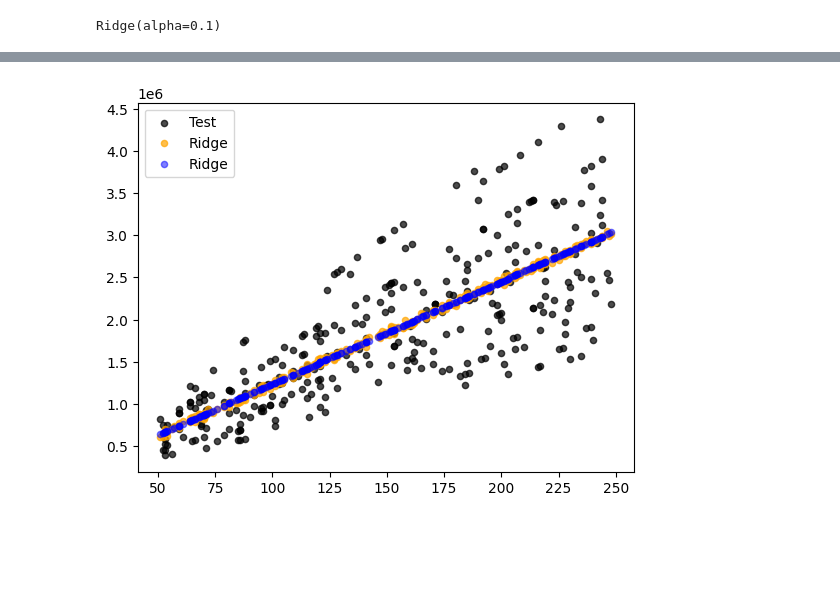
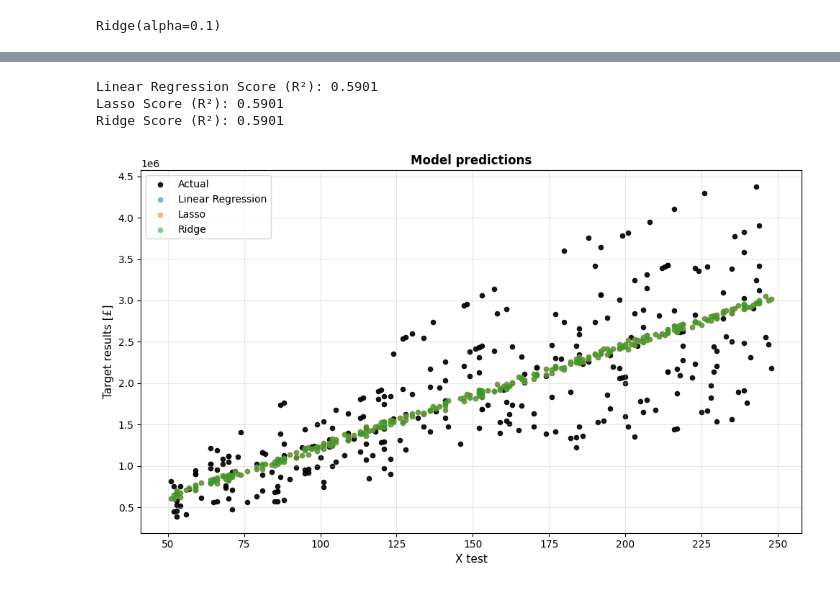
Before and after one commit to rsamconn/London-housing, a Jupyter notebook: Regression_analysis.ipynb, the cells around one changed output, grey strips where cells are left out. Drawn from its saved outputs; the diff is of its cells as text; code cells hidden in the pictures; blank space fills up the shorter version.

Commit message:
Completed 1st pass (SQM data only) and 2nd pass (numeric data only) for linear regression ML models.

```diff
--- a/Regression_analysis.ipynb
+++ b/Regression_analysis.ipynb
@@ -123,10 +123,10 @@ models_sqm = {
 # %%
-def score_predict_plot(model_dict, X_test, y_test, title='Model predictions'):
+def score_predict_plot(model_dict, X_test, y_test, X_test1D, title='Model predictions'):
     """Evaluate multiple models and plot their predictions vs actual values."""
 
     # Create figure and plot the actual results
     plt.figure(figsize=(10, 6))
-    plt.scatter(X_test, y_test, label='Actual', color='black', alpha=0.9, s=20)
+    plt.scatter(X_test1D, y_test, label='Actual', color='black', alpha=0.9, s=20)
 
     # Loop over models and plot their restults
     for model_name, model in model_dict.items():
@@ -135,7 +135,7 @@ def score_predict_plot(model_dict, X_test, y_test, title='Model predictions'):
         # Print model score
         print(f"{model_name} Score (R²): {model.score(X_test, y_test):.4f}")
         # Scatter plot predictions vs actual
-        plt.scatter(X_test, y_pred, label=model_name, alpha=0.5, s=20)
+        plt.scatter(X_test1D, y_pred, label=model_name, alpha=0.5, s=20)
 
     # Labels and title
     plt.xlabel('X test', fontsize=11)
@@ -340,14 +344,21 @@ print(X_train_numeric.shape, X_test_numeric.shape, y_train_numeric.shape, y_test
 Linear, lasso and ridge regression model
 # %%
 # Instantiate models
-linreg = LinearRegression()
-lasso = Lasso(alpha = 0.1)
-ridge = Ridge(alpha = 0.1)
+linreg_num = LinearRegression()
+lasso_num = Lasso(alpha = 0.1)
+ridge_num = Ridge(alpha = 0.1)
 
 # Fit to numeric data
-linreg.fit(X_train_numeric, y_train_numeric)
-lasso.fit(X_train_numeric, y_train_numeric)
-ridge.fit(X_train_numeric, y_train_numeric)
+linreg_num.fit(X_train_numeric, y_train_numeric)
+lasso_num.fit(X_train_numeric, y_train_numeric)
+ridge_num.fit(X_train_numeric, y_train_numeric)
 # %% [output]
 Ridge(alpha=0.1)
+# %%
+# Create a dictionary of numeric models
+models_numeric = {
+    'Linear Regression': linreg_num,
+    'Lasso': lasso_num,
+    'Ridge': ridge_num
+}
 # %% [markdown]
@@ -378,10 +366,7 @@ plt.show()
-# %%
-plt.scatter(X_test_numeric[:, 2], y_test_numeric, label='Test', alpha=0.7, color='black', s=20)
-# plt.scatter(X_test_numeric[:, 2], y_linreg, label='LinReg', alpha=0.7, color='blue', s=20)
-# plt.scatter(X_test_numeric[:, 2], y_lasso, label='Lasso', alpha=0.7, color='green', s=20)
-plt.scatter(X_test_numeric[:, 2], y_ridge, label='Ridge', alpha=0.7, color='orange', s=20)
-plt.scatter(X_test_sqm, ridge1_preds, label='Ridge', alpha=0.5, color='blue', s=20)
-plt.legend()
-plt.show()
-# %% [output]
-[figure, removed]
+# %%
+score_predict_plot(models_numeric, X_test_numeric, y_test_numeric, X_test_sqm)
+# %% [output]
+Linear Regression Score (R²): 0.5901
+Lasso Score (R²): 0.5901
+Ridge Score (R²): 0.5901
+[figure, added]
```
Also changed, not shown: parts of 47 cells of this notebook.
